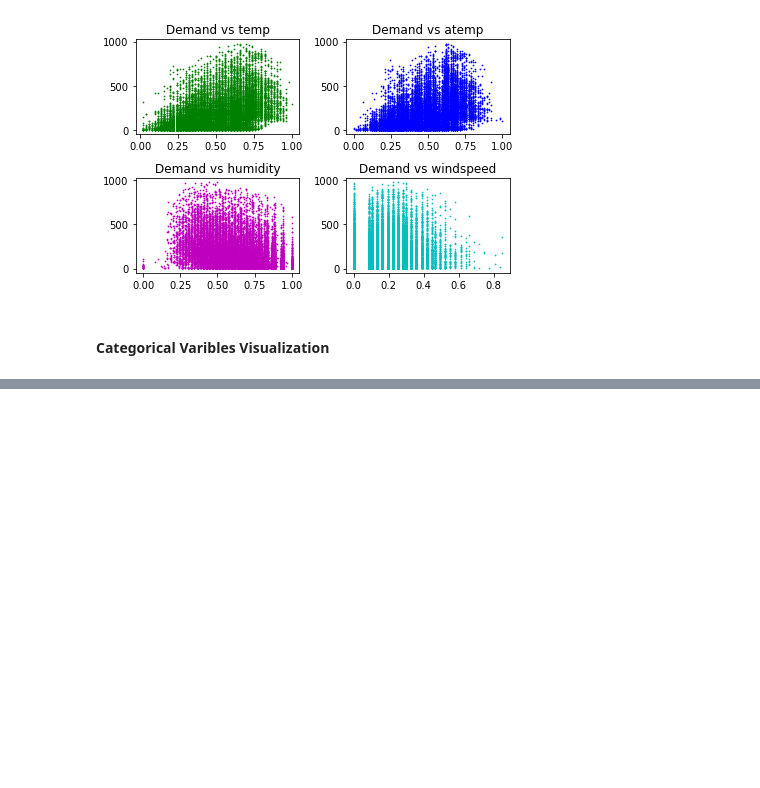
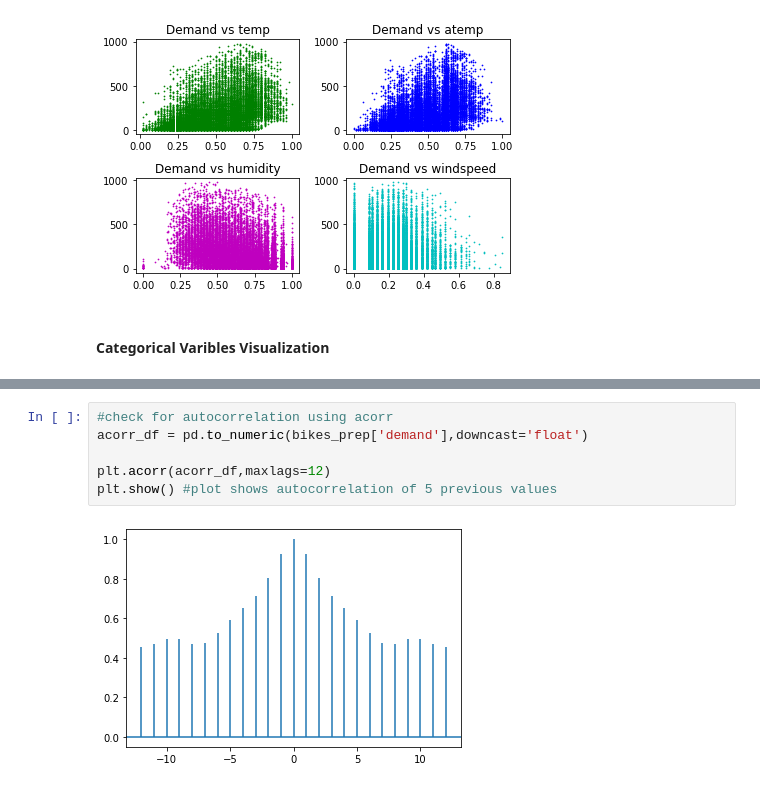
Before and after one commit to d-jeph/kaggle_bike_sharing_demand, a Jupyter notebook: bike_sharing.ipynb, the cells around one changed output, grey strips where cells are left out. Saved outputs shown, nothing was run; the diff lists cells and outputs as text; blank space fills up the shorter version.

```diff
--- a/bike_sharing.ipynb
+++ b/bike_sharing.ipynb
@@ -91,0 +117,8 @@ for i,var in enumerate(categorical_varibles):
+# %%
+#check for autocorrelation using acorr
+acorr_df = pd.to_numeric(bikes_prep['demand'],downcast='float')
+
+plt.acorr(acorr_df,maxlags=12)
+plt.show() #plot shows autocorrelation of 5 previous values
+# %% [output]
+[figure, added]
```
Also changed, not shown: parts of 10 cells of this notebook.
